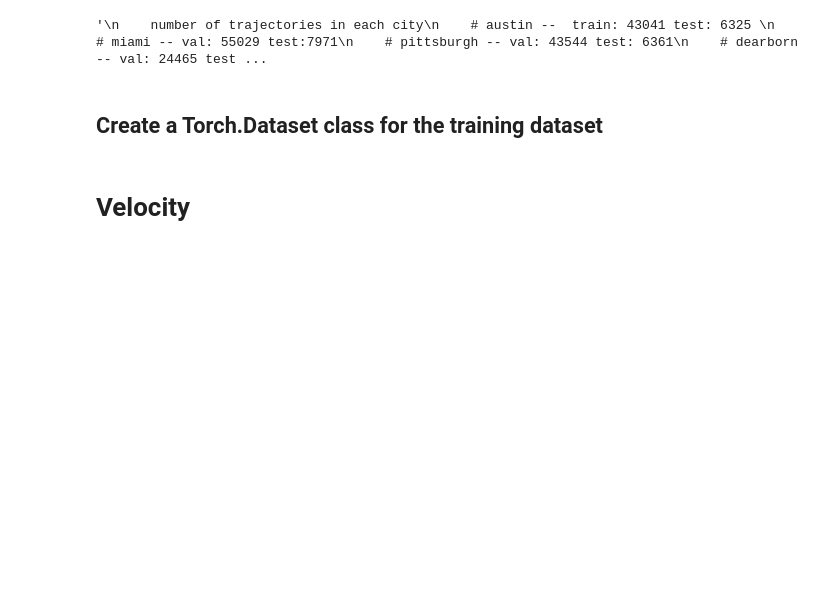
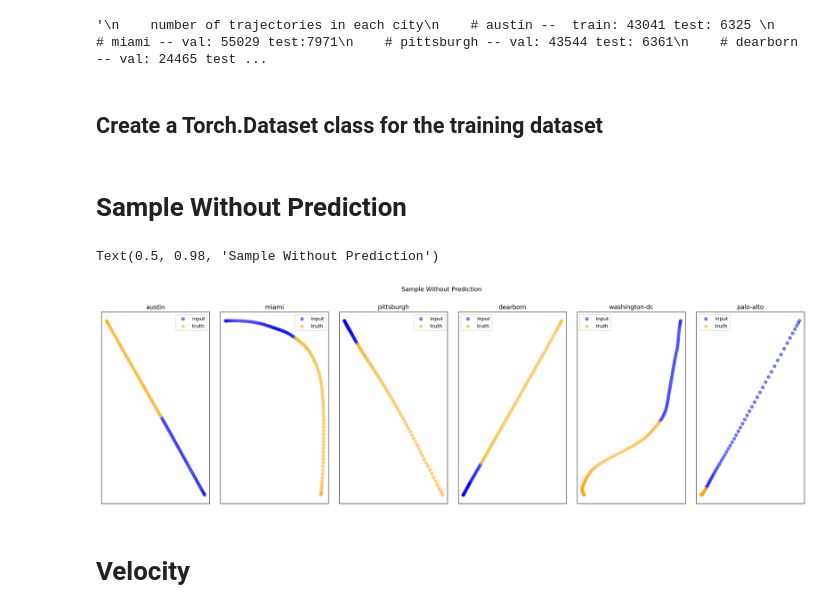
Before and after one commit to cepan/Autonomous_Vehicle_Trajectory_Prediction, a Jupyter notebook: argo2/seq2seq_lstm/two_lstm_enc_dec_final_visualization.ipynb, the cells around one changed output. Drawn from its saved outputs; the diff is of its cells as text; code cells hidden in the pictures; blank space fills up the shorter version.

Commit message:
samp without pred update, see two_lstm_enc_dec_final_visualization.ipynb

```diff
--- a/argo2/seq2seq_lstm/two_lstm_enc_dec_final_visualization.ipynb
+++ b/argo2/seq2seq_lstm/two_lstm_enc_dec_final_visualization.ipynb
@@ -138,6 +141,29 @@ class ArgoverseDataset(Dataset):
                 self.center[idx]
             )
         return data
+# %% [markdown]
+# Sample Without Prediction
+# %%
+import random
+fig, axs = plt.subplots(1,len(cities), figsize=(25,7), facecolor='w', edgecolor='k', dpi =300 )
+fig.subplots_adjust(hspace = .5, wspace=.1)
+
+for city, j  in zip(cities, np.arange(len(cities))):
+
+    train_dataset = ArgoverseDataset(city, 'train')
+    inp_pos = train_dataset.input_positions.cpu().numpy()[42]
+    out_pos = train_dataset.output_positions.cpu().numpy()[42]
+
+    axs[j].scatter(inp_pos[:,0], inp_pos[:,1], color = 'blue', label= 'input', alpha= .5)
+    axs[j].scatter(out_pos[:,0], out_pos[:,1], color = 'orange',label= 'truth', alpha= .5)
+    axs[j].xaxis.set_ticks([])
+    axs[j].yaxis.set_ticks([])
+    axs[j].legend(loc='best')
+    axs[j].set_title(city)
+fig.suptitle("Sample Without Prediction")
+# %% [output]
+Text(0.5, 0.98, 'Sample Without Prediction')
+[figure, added]
 # %% [markdown]
 # Velocity
 # %%
```
Also changed, not shown: parts of 8 cells of this notebook.
